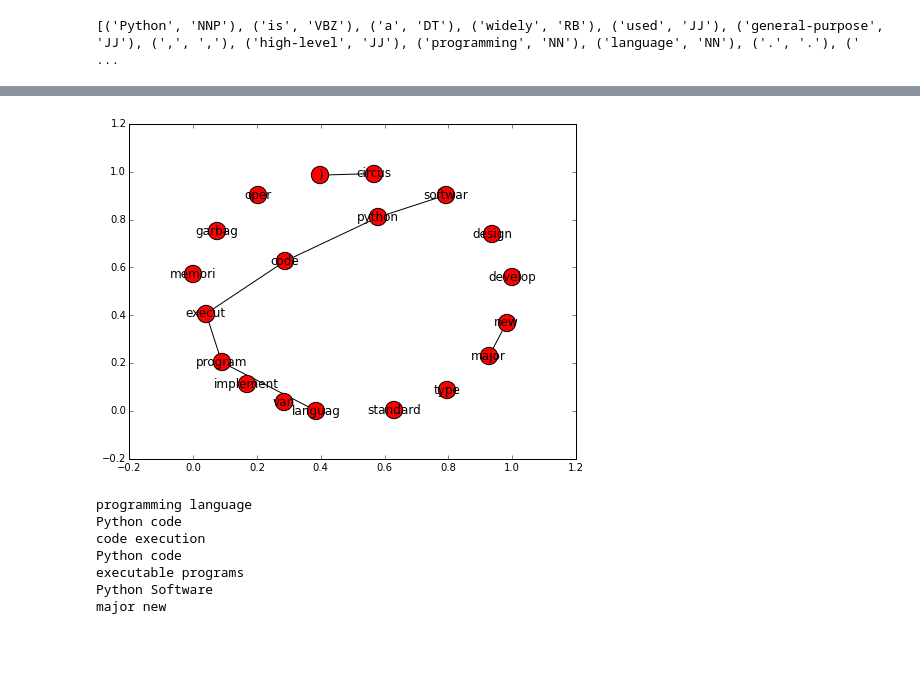
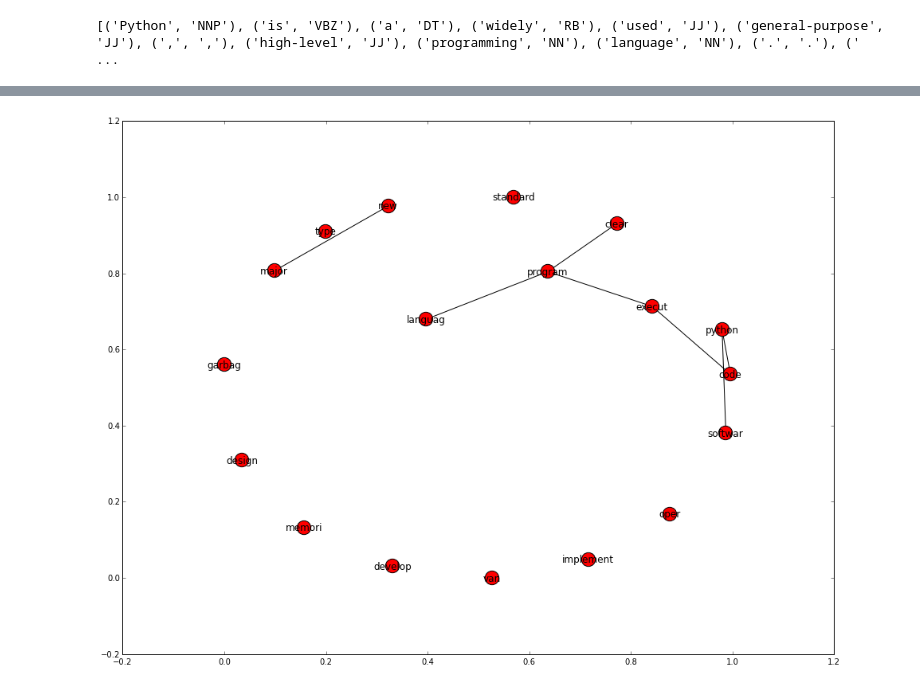
Before and after one commit to lukhnos/textrank-study-python, a Jupyter notebook: Key Phrase Extraction with Python.ipynb, the cells around one changed output, grey strips where cells are left out. Cells and saved outputs as stored; diff of their text form; code cells hidden in the pictures; blank space fills up the shorter version.

```diff
--- a/Key Phrase Extraction with Python.ipynb
+++ b/Key Phrase Extraction with Python.ipynb
@@ -83,8 +97,8 @@ print(tokens[:20])
 ['Python', 'is', 'a', 'widely', 'used', 'general-purpose', ',', 'high-level', 'programming', 'language', '.', '[', '19', ']', '[', '20', ']', '[', '21', ']']
 # %%
 # Now let's tag the tokens with a part-of-speech (POS) tagger.
-pos_tagged_tokens = nltk.pos_tag(tokens)
-print(pos_tagged_tokens[:20])
+tagged_tokens = nltk.pos_tag(tokens)
+print(tagged_tokens[:20])
 # %% [output]
 [('Python', 'NNP'), ('is', 'VBZ'), ('a', 'DT'), ('widely', 'RB'), ('used', 'JJ'), ('general-purpose', 'JJ'), (',', ','), ('high-level', 'JJ'), ('programming', 'NN'), ('language', 'NN'), ('.', '.'), (' ...
 # %%
@@ -96,18 +110,27 @@ def is_word(token):
 # We only take nouns and adjectives.
 ACCEPTED_TAGS = {'NN', 'NNS', 'NNP', 'JJ'}
 
-def is_good_token(token):
-    return token[1] in ACCEPTED_TAGS
+def is_good_token(tagged_token):
+    """A tagged token is good if it starts with a letter and the POS tag is one of ACCEPTED_TAGS"""
+    return is_word(tagged_token[0]) and tagged_token[1] in ACCEPTED_TAGS
 
 def normalized_token(token):
+    """Use stemmer to normalize the token"""
     return stemmer.stem(token.lower())
 # %%
 # Now let's build the graph.
 import networkx
 graph = networkx.Graph()
 
-tagged_bigrams = nltk.ngrams(pos_tagged_tokens, 2)
-for tagged_bigram in tagged_bigrams:
-    if all(is_good_token(tagged_token) for tagged_token in tagged_bigram):
-        normalized_bigram = [normalized_token(tagged_gram[0]) for tagged_gram in tagged_bigram]
-        graph.add_edge(*normalized_bigram)
+# Here, bigrams are "tagged bigrams"
+bigrams = nltk.ngrams(tagged_tokens, 2)
+for bg in bigrams:
+    if all(is_good_token(t) for t in bg):
+        normalized = [normalized_token(t[0]) for t in bg]
+        graph.add_edge(*normalized)
+# %%
+# We can visualize it with matplotlib.
+%matplotlib inline
+import matplotlib
+matplotlib.rcParams['figure.figsize'] = (16.0, 12.0)
+networkx.draw_networkx(graph)
@@ -138,26 +165,17 @@ len(graph)
 # %%
-# Let's visualize it.
-%matplotlib inline
-import matplotlib
-matplotlib.rcParams['figure.figsize'] = (8.0, 6.0)
+# Let's visualize it again.
 networkx.draw_networkx(graph)
 # %% [output]
-[figure, old version]
+[figure, new version]
 # %%
 # Now let's run the text with the graph.
-edge_set = graph.edge
+edges = graph.edge
+phrases = set()
 for n in range(2, 5):
     for ngram in nltk.ngrams(tokens, n):
         if all(is_word(gram) for gram in ngram):
             first, last = normalized_token(ngram[0]), normalized_token(ngram[-1])
 
-            if first in edge_set and last in edge_set[first]:
-                print(' '.join(ngram))
+            if first in edges and last in edges[first]:
+                phrase = ' '.join(ngram)
+                phrases.add(phrase)
-# %% [output]
-programming language
-Python code
-code execution
-Python code
-executable programs
-Python Software
-major new
```
Also changed, not shown: parts of 15 cells of this notebook.
